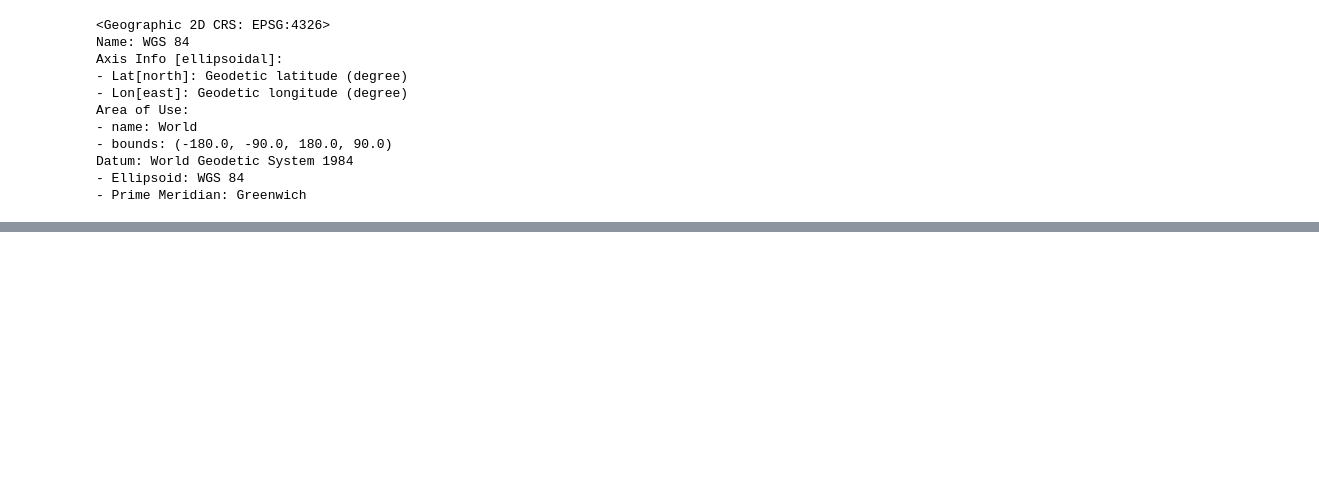
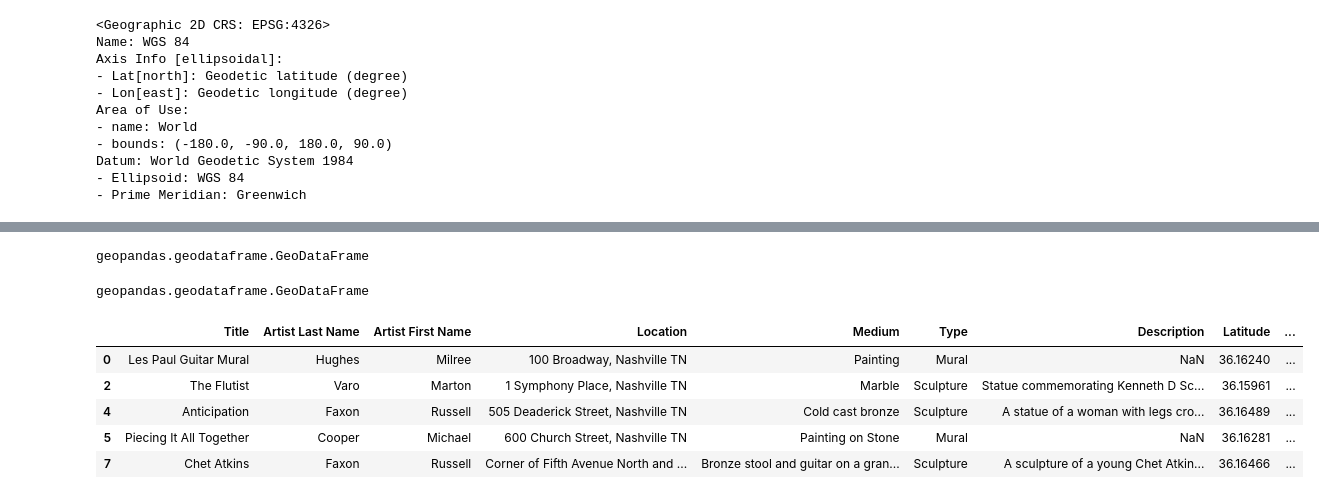
Before and after one commit to RyanButler47/geospatial_python_workshop-RyanButler47, a Jupyter notebook: notebooks/mini_geospatial_project.ipynb, the cells around one changed output, grey strips where cells are left out. Cells and saved outputs as stored; diff of their text form; code cells hidden in the pictures; blank space fills up the shorter version.

```diff
--- a/notebooks/mini_geospatial_project.ipynb
+++ b/notebooks/mini_geospatial_project.ipynb
@@ -130,0 +131,8 @@ Datum: World Geodetic System 1984
+# %%
+type(district_maps)
+# %% [output]
+geopandas.geodataframe.GeoDataFrame
+# %%
+type(art_geo)
+# %% [output]
+geopandas.geodataframe.GeoDataFrame
@@ -130,0 +145,9 @@ Datum: World Geodetic System 1984
+# %%
+art_by_district.head()
+# %% [output]
+|  | Title | Artist Last Name | Artist First Name | Location | Medium | Type | Description | Latitude | ... |
+| 0 | Les Paul Guitar Mural | Hughes | Milree | 100 Broadway, Nashville TN | Painting | Mural | NaN | 36.16240 | ... |
+| 2 | The Flutist | Varo | Marton | 1 Symphony Place, Nashville TN | Marble | Sculpture | Statue commemorating Kenneth D Sc... | 36.15961 | ... |
+| 4 | Anticipation | Faxon | Russell | 505 Deaderick Street, Nashville TN | Cold cast bronze | Sculpture | A statue of a woman with legs cro... | 36.16489 | ... |
+| 5 | Piecing It All Together | Cooper | Michael | 600 Church Street, Nashville TN | Painting on Stone | Mural | NaN | 36.16281 | ... |
+| 7 | Chet Atkins | Faxon | Russell | Corner of Fifth Avenue North and ... | Bronze stool and guitar on a gran... | Sculpture | A sculpture of a young Chet Atkin... | 36.16466 | ... |
```
Also changed, not shown: parts of 19 cells of this notebook, 5 other files.
